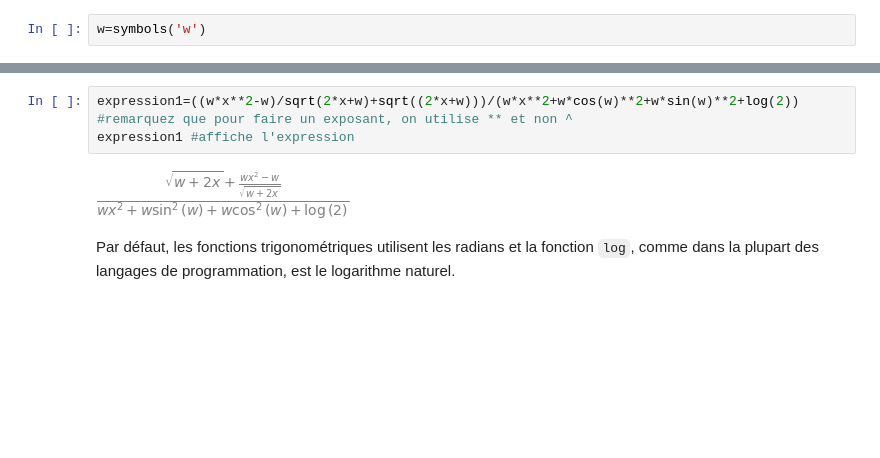
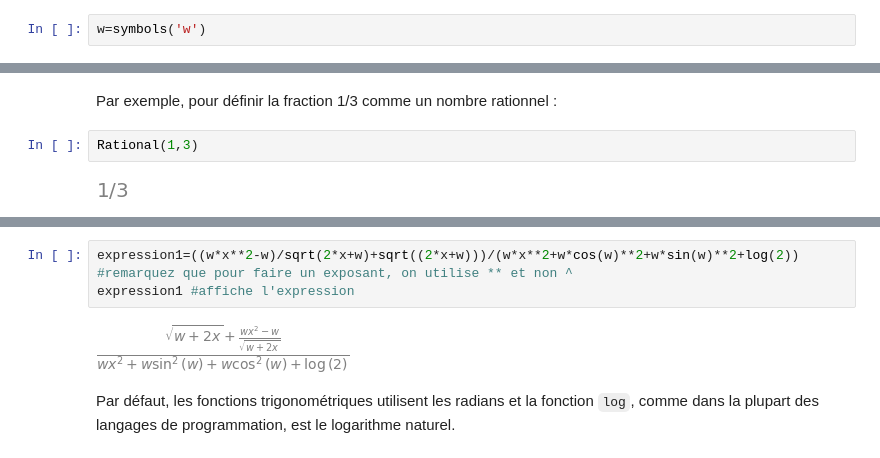
Before and after one commit to marcelie8/SympyCegep, a Jupyter notebook: IntroSympy.ipynb, the cells around one changed output, grey strips where cells are left out. Cells and saved outputs as stored; diff of their text form; blank space fills up the shorter version.

```diff
--- a/IntroSympy.ipynb
+++ b/IntroSympy.ipynb
@@ -34,0 +51,6 @@ w=symbols('w')
+# %% [markdown]
+Par exemple, pour définir la fraction 1/3 comme un nombre rationnel :
+# %%
+Rational(1,3)
+# %% [output]
+[figure, added]
```
Also changed, not shown: parts of 36 cells of this notebook, 1 other file.
